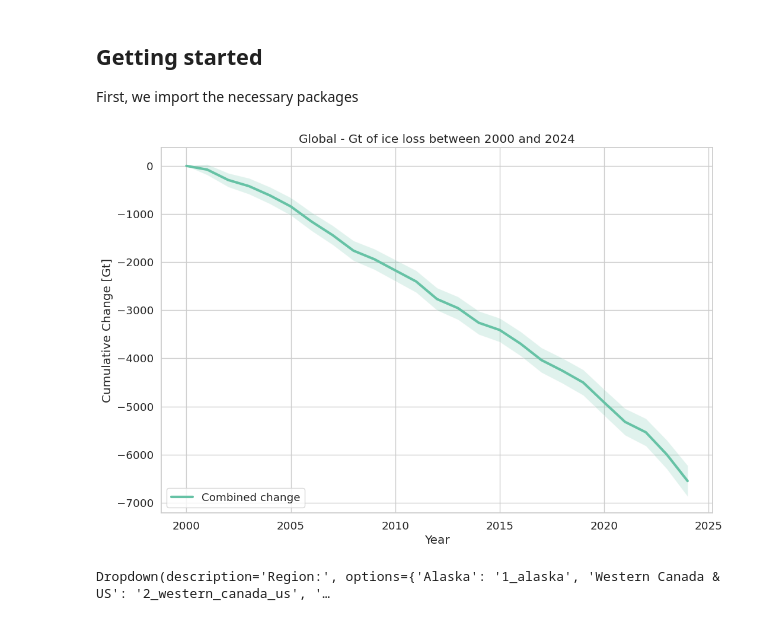
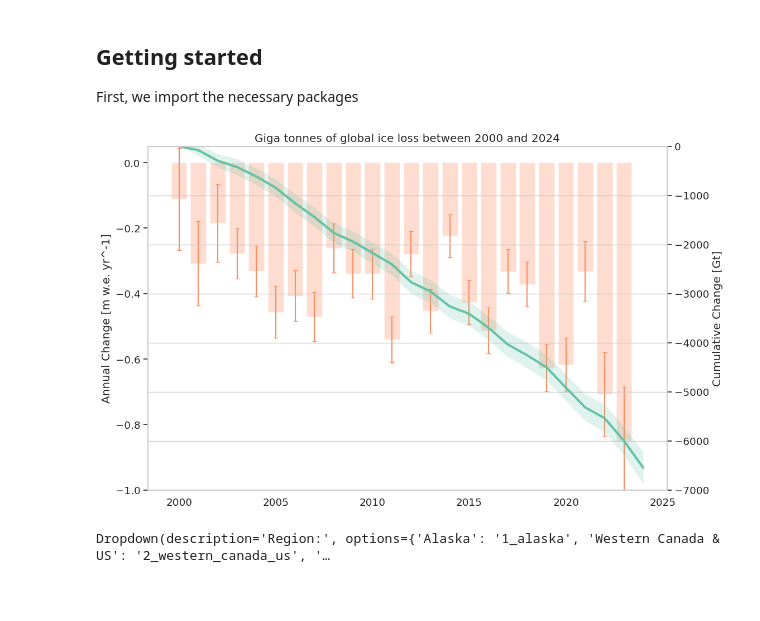
Before and after one commit to earthwave/glambie_demo_notebooks, a Jupyter notebook: glambie_global_plots.ipynb, the cells around one changed output. Cells and saved outputs as stored; diff of their text form; code cells hidden in the pictures; blank space fills up the shorter version.

Commit message:
Added stacked bar plot option

```diff
--- a/glambie_global_plots.ipynb
+++ b/glambie_global_plots.ipynb
@@ -35,9 +35,9 @@ global_dataframe = pd.read_csv(os.path.join(data_directory, '0_global.csv'))
 cumulative_data_all_gt = derivative_to_cumulative(global_dataframe.start_dates, global_dataframe.end_dates, global_dataframe.combined_gt)
 cumulative_errors_all_gt = derivative_to_cumulative(global_dataframe.start_dates, global_dataframe.end_dates, global_dataframe.combined_gt_errors, calculate_as_errors=True)
 # %%
-single_region_cumulative_plot(cumulative_data_all_gt, cumulative_errors_all_gt, '0_global', 'Gt')
+global_cumulative_plot(cumulative_data_all_gt, cumulative_errors_all_gt, global_dataframe, 'Gt', colors_list)
 # %% [output]
-[figure, old version]
+[figure, new version]
 # %%
 # Add multiple regions to plot to see contributions to global change
 first_region = glambie_regions_dropdown()
```
Also changed, not shown: parts of 7 cells of this notebook, 4 other files.
